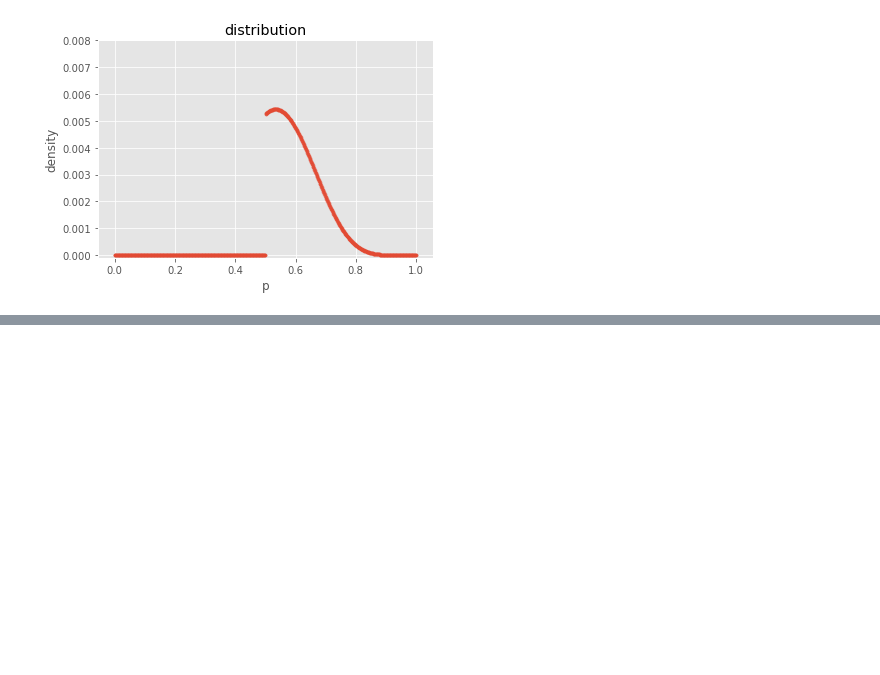
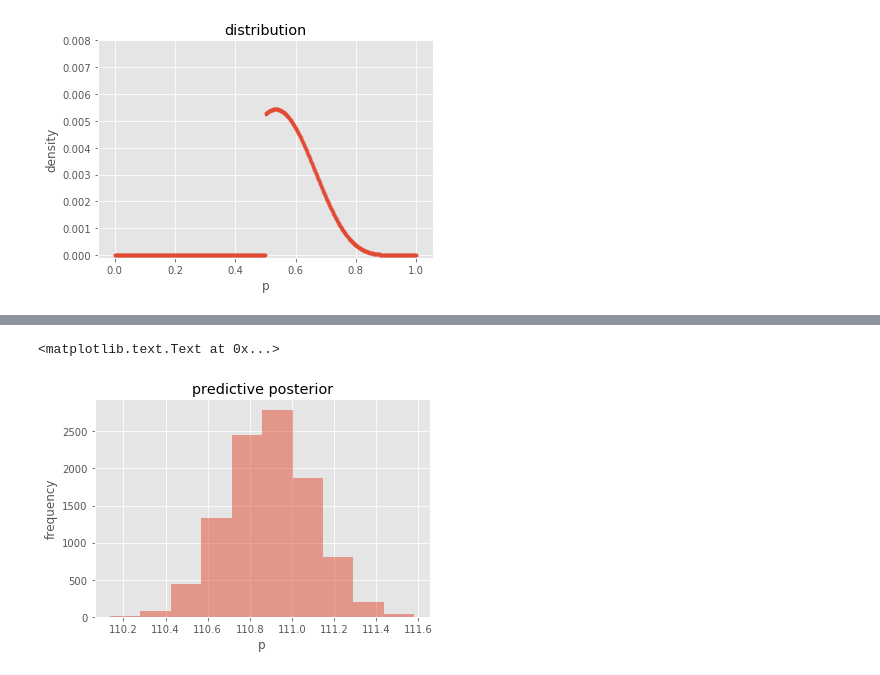
Before and after one commit to gondimribeiro/statistical-rethinking, a Jupyter notebook: chapter3/practice.ipynb, the cells around one changed output, grey strips where cells are left out. Saved outputs shown, nothing was run; the diff lists cells and outputs as text; code cells hidden in the pictures; blank space fills up the shorter version.

```diff
--- a/chapter3/practice.ipynb
+++ b/chapter3/practice.ipynb
@@ -186,0 +237,15 @@ Inference = 0.0997667 | Real = 0.266827932
+# %%
+# 3H3
+
+p_samples = grid
+p_samples.reshape((p_samples.size, 1))
+results_samples = np.random.binomial(total, p_samples, (10000, p_samples.size))
+predictive_posterior = results_samples.dot(posterior) / posterior.sum()
+
+plt.hist(predictive_posterior, alpha=0.5)
+plt.xlabel('p')
+plt.ylabel('frequency')
+plt.title('predictive posterior')
+# %% [output]
+<matplotlib.text.Text at 0x...>
+[figure, added]
```
Also changed, not shown: parts of 19 cells of this notebook.
